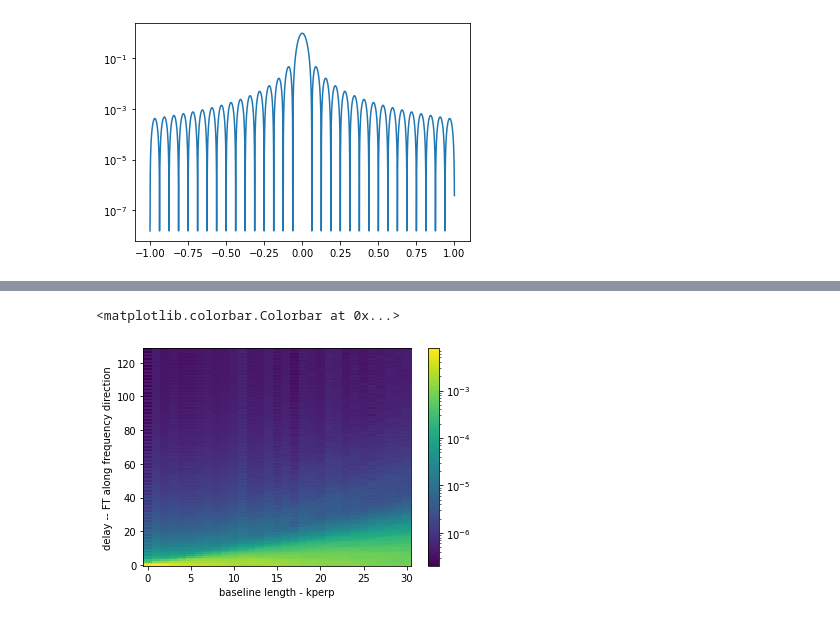
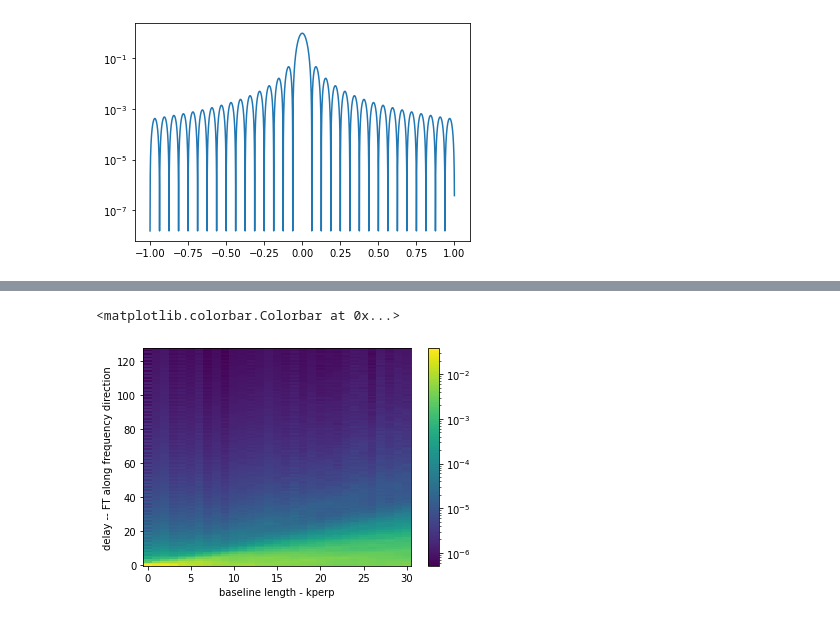
Before and after one commit to yukanak/radio1d, a Jupyter notebook: notebooks/play.ipynb, the cells around one changed output, grey strips where cells are left out. Cells and saved outputs as stored; diff of their text form; code cells hidden in the pictures.

```diff
--- a/notebooks/play.ipynb
+++ b/notebooks/play.ipynb
@@ -35,7 +35,7 @@ def empty_uv():
     return np.zeros(Nfft//2+1,np.complex)
 
 def empty_image():
-    return np.zeros(Nfft,np.real)
+    return np.zeros(Npix,np.float)
 
 def DoL2ndx (DoL):
     return int(DoL*Npad*2+0.5) ## nearest integer
@@ -53,8 +53,9 @@ plt.semilogy()
 []
 [figure]
 # %%
-## Now let's plot some wedge.
-Nfreq = 128
+## Telescope sim
+
+Nfreq = 256
 freqs = np.linspace(400,800,Nfreq)
 Ndishes = 32
 lams = freq2lam(freqs)
@@ -63,3 +64,15 @@ DDish = 6
 DoLams = np.outer(1/lams, DDish*np.arange(0,Ndishes))
 ## this is now an array of indices in the uv plane
 indices = (DoLams*Npad*2+0.5).astype(int)
+# %%
+## Let's find a response to a point source
+image = empty_image()
+ndx = int(Npix*60/100)
+image[ndx] = 1
+plt.plot(alpha(),image,'b.')
+plt.plot(alpha(),uv2image(image2uv(image)),'r-')
+al = alpha()[ndx]
+image.shape,Npix
+## let's ignore beam for now
+uv=image2uv(image)
+uvplane = uv[indices]
@@ -65,0 +105,12 @@ indices = (DoLams*Npad*2+0.5).astype(int)
+# %%
+## let's try to image this back
+rmap = []
+halfindices = (indices[:,:-1]+indices[:,1:])//2
+halfindices = np.hstack((halfindices,2*indices[:,-1:]-halfindices[:,-1:]))
+for i,f in enumerate(freqs):
+    uvi=empty_uv()
+    #for k in range(1,Ndishes):
+    #    uvi[halfindices[i,k-1]:halfindices[i,k]]=uvplane[i,k]
+    uvi[indices[i,1:]] = uvplane[i,1:]
+    rmap.append(uv2image(uvi))
+rmap = np.array(rmap)
@@ -87,10 +157,10 @@ for c in range(Nrel):
     for j in range(Ndishes):
         ps[:,j] += np.abs(rfft(np.hstack((uvplane [:,j],np.zeros(Nfreq))))**2)
 # %%
-plt.imshow(ps[:,1:],origin='lower',aspect='auto',interpolation='nearest', norm=LogNorm())
+plt.imshow(ps[:128,1:],origin='lower',aspect='auto',interpolation='nearest', norm=LogNorm())
 plt.xlabel("baseline length - kperp")
 plt.ylabel("delay -- FT along frequency direction")
 plt.colorbar()
 # %% [output]
 <matplotlib.colorbar.Colorbar at 0x...>
-[figure, old version]
+[figure, new version]
```
Also changed, not shown: parts of 7 cells of this notebook.
